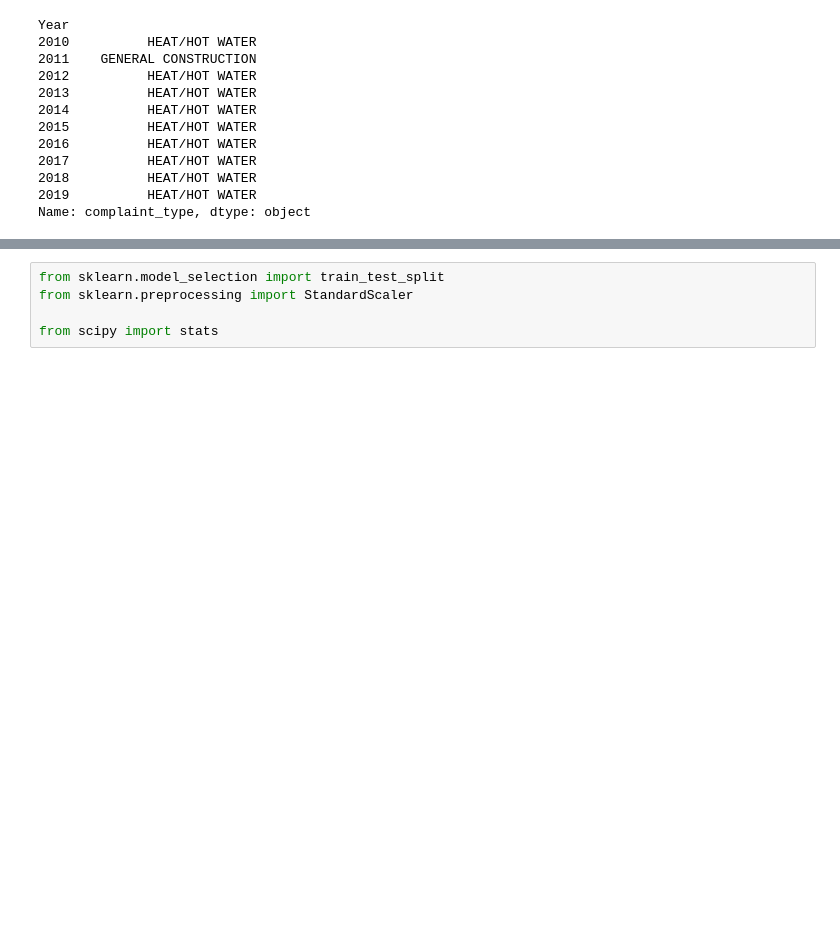
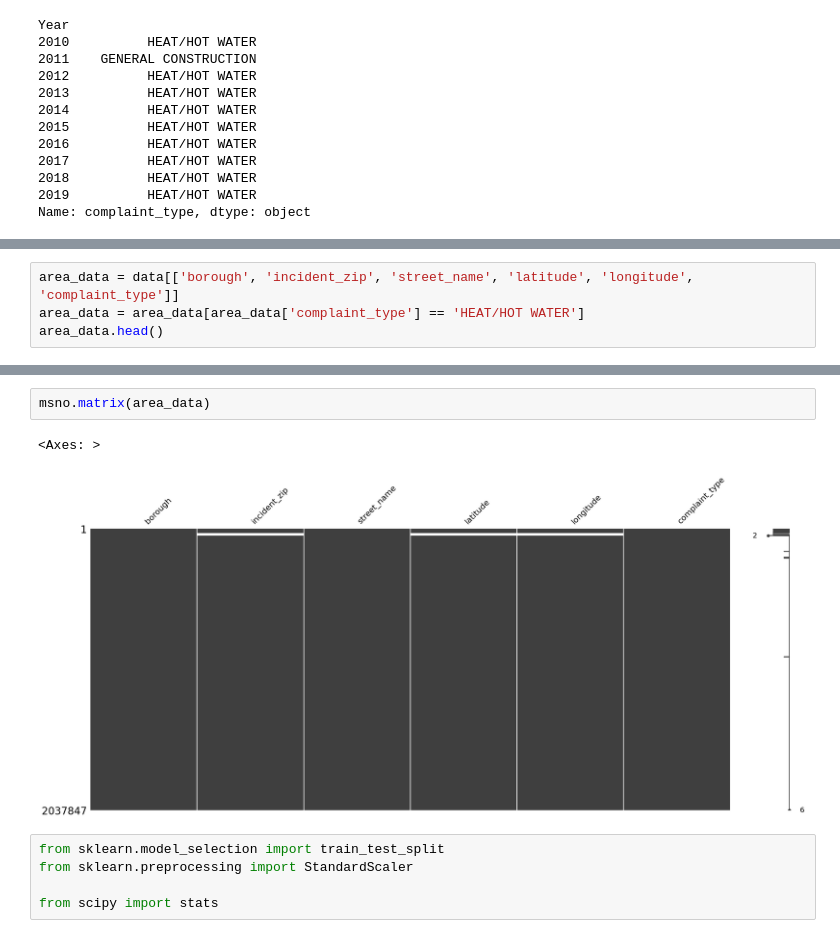
Before and after one commit to ram-polisetti/DataScience, a Jupyter notebook: nyc-311-request-analysis.ipynb, the cells around one changed output, grey strips where cells are left out. Cells and saved outputs as stored; diff of their text form; blank space fills up the shorter version.

```diff
--- a/nyc-311-request-analysis.ipynb
+++ b/nyc-311-request-analysis.ipynb
@@ -308,0 +311,4 @@ it looks like "HEAT/HOT WATER" is the most common complaint type for all years f
+# %%
+area_data = data[['borough', 'incident_zip', 'street_name', 'latitude', 'longitude', 'complaint_type']]
+area_data = area_data[area_data['complaint_type'] == 'HEAT/HOT WATER']
+area_data.head()
@@ -309,3 +349,8 @@ it looks like "HEAT/HOT WATER" is the most common complaint type for all years f
+# %%
+msno.matrix(area_data)
+# %% [output]
+<Axes: >
+[figure, added]
 # %%
 from sklearn.model_selection import train_test_split
 from sklearn.preprocessing import StandardScaler
```
Also changed, not shown: parts of 6 cells of this notebook.
